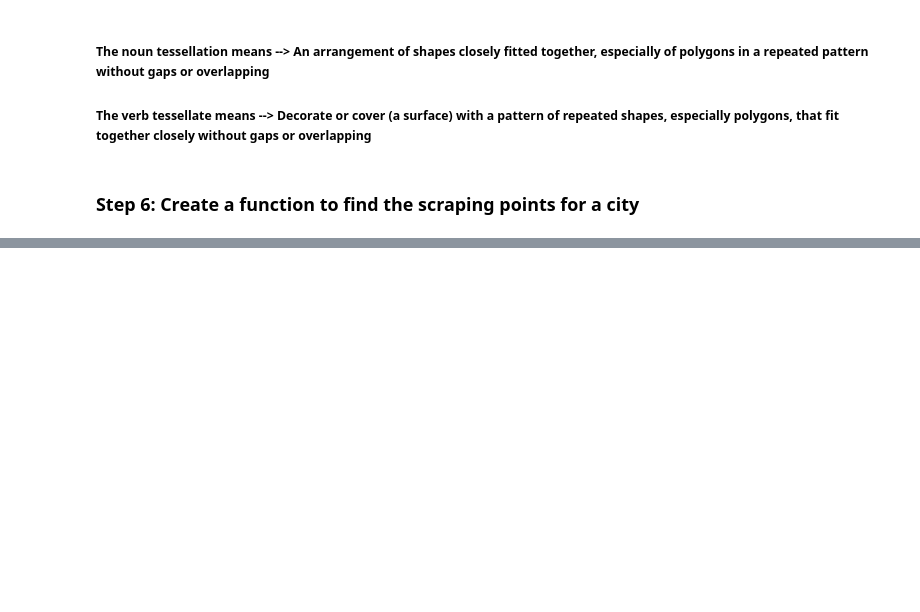
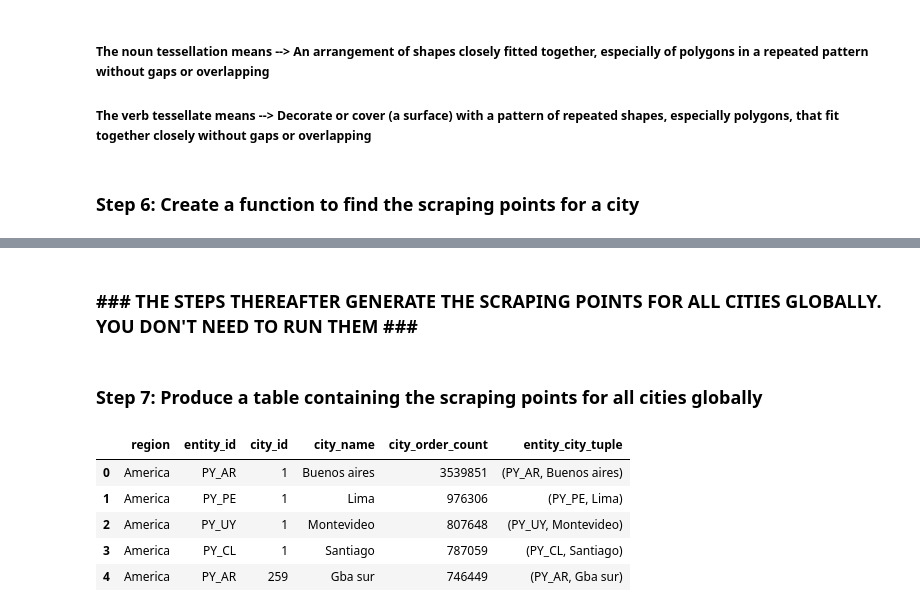
Before and after one commit to omar-elmaria/comp_intel_scraping_geo_points, a Jupyter notebook: scraping_geo_points.ipynb, the cells around one changed output, grey strips where cells are left out. Drawn from its saved outputs; the diff is of its cells as text; code cells hidden in the pictures; blank space fills up the shorter version.

```diff
--- a/scraping_geo_points.ipynb
+++ b/scraping_geo_points.ipynb
@@ -15,11 +18,11 @@ from google.cloud import bigquery
 # %% [markdown]
 ### Step 2: Define the global inputs
 # %%
-entity_id = "PO_FI" # Enter the country of interest
-city_name = "Helsinki" # Enter the city of interest
-lookback_period = "DATE_SUB(CURRENT_DATE(), INTERVAL 1 MONTH) AND DATE_SUB(CURRENT_DATE(), INTERVAL 1 DAY)" # One month back
+entity_id = "PY_CL" # Enter the country of interest
+city_name = "Concepcion" # Enter the city of interest
 
 ### DON'T CHANGE THESE INPUTS ###
+lookback_period = "DATE_SUB(CURRENT_DATE(), INTERVAL 1 MONTH) AND DATE_SUB(CURRENT_DATE(), INTERVAL 1 DAY)" # One month back
 hex_radius_tessellation_m = 500 # The radius of each geospatial Hexagon
 zone_st_point_order_share = 0.25 # The order share floor to take a zone's starting point into account when retrieving the scraping points
 # %% [markdown]
@@ -48,6 +51,7 @@ The ESPG code of PO_FI is: 3067
 # %%
 # Instantiate the BigQuery client
 client = bigquery.Client(project="logistics-customer-staging")
+bqstorage_client = bigquery_storage.BigQueryReadClient()
 # %% [markdown]
 ### Step 5: Define the tessellator functions
 # %% [markdown]
@@ -629,0 +641,35 @@ The number of scraping points we have in Helsinki, PO_FI is: 11
+# %% [markdown]
+### ### THE STEPS THEREAFTER GENERATE THE SCRAPING POINTS FOR ALL CITIES GLOBALLY. YOU DON'T NEED TO RUN THEM ### ###
+# %% [markdown]
+### Step 7: Produce a table containing the scraping points for all cities globally
+# %%
+# Pull the orders of each city globally
+df_city_orders_global = client.query(f"""
+    SELECT
+        ent.segment AS region,
+        entity_id,
+        city_id,
+        city_name,
+        COUNT(DISTINCT platform_order_code) AS city_order_count
+    FROM `fulfillment-dwh-production.cl.dps_sessions_mapped_to_orders_v2` ord
+    LEFT JOIN `fulfillment-dwh-production.curated_data_shared_coredata.global_entities` ent ON ord.entity_id = ent.global_entity_id
+    WHERE TRUE
+        AND created_date_local BETWEEN {lookback_period}
+        AND is_sent -- Is successful order
+        AND city_id IS NOT NULL -- Eliminate orders with no city ID associated with them
+    GROUP BY 1,2,3,4
+    ORDER BY 1,5 DESC
+""").result().to_dataframe(progress_bar_type="tqdm", bqstorage_client=bqstorage_client)
+
+# Combine the city name and entity_id into a tuple
+df_city_orders_global["entity_city_tuple"] = df_city_orders_global.apply(lambda x: tuple((x["entity_id"], x["city_name"])), axis=1)
+
+# Display the head of the data frame
+df_city_orders_global.head()
+# %% [output]
+|  | region | entity_id | city_id | city_name | city_order_count | entity_city_tuple |
+| 0 | America | PY_AR | 1 | Buenos aires | 3539851 | (PY_AR, Buenos aires) |
+| 1 | America | PY_PE | 1 | Lima | 976306 | (PY_PE, Lima) |
+| 2 | America | PY_UY | 1 | Montevideo | 807648 | (PY_UY, Montevideo) |
+| 3 | America | PY_CL | 1 | Santiago | 787059 | (PY_CL, Santiago) |
+| 4 | America | PY_AR | 259 | Gba sur | 746449 | (PY_AR, Gba sur) |
```
Also changed, not shown: parts of 5 cells of this notebook.
